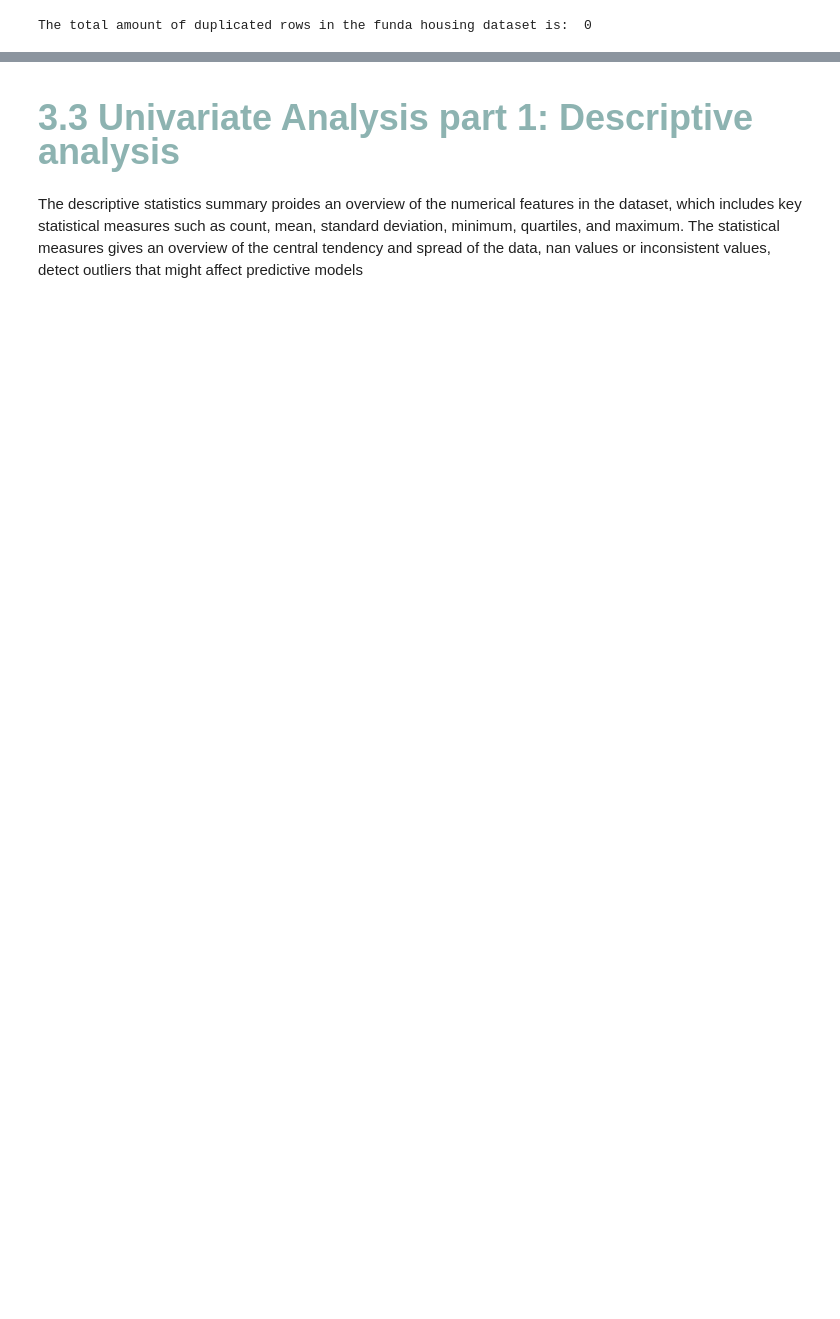
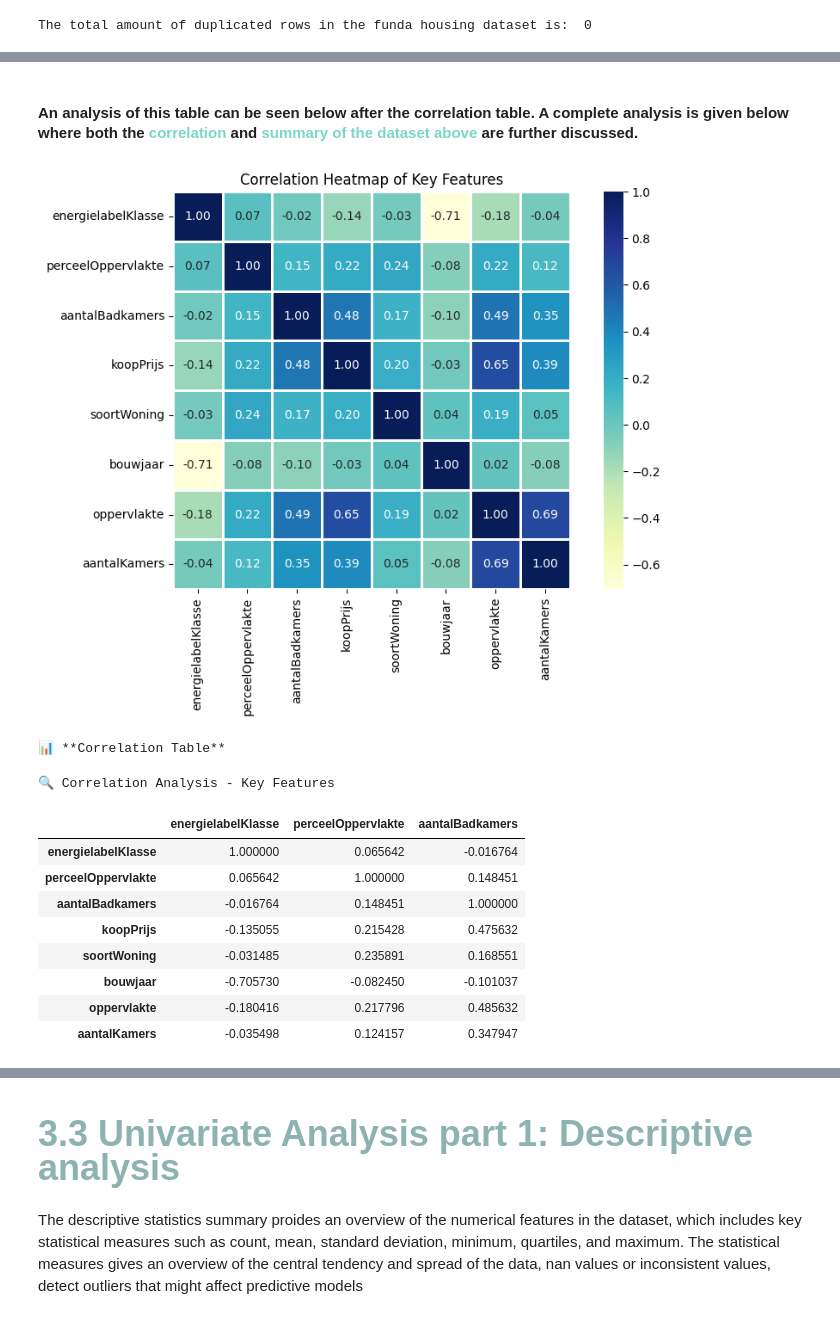
Before and after one commit to Josey-mc2/House-pricing-analysis, a Jupyter notebook: funda_analysis_ai_resit.ipynb, the cells around one changed output, grey strips where cells are left out. Drawn from its saved outputs; the diff is of its cells as text; code cells hidden in the pictures; blank space fills up the shorter version.

```diff
--- a/funda_analysis_ai_resit.ipynb
+++ b/funda_analysis_ai_resit.ipynb
@@ -279 +903,64 @@ Total rows and columns in funda_housing_df: (211617, 17)
+# %% [markdown]
+#### **An analysis of this table can be seen below after the correlation table. A complete analysis is given below where both the <span style="color:#7AD6C7; font-weight:bold;">correlation</span> and  <span style="color:#7AD6C7; font-weight:bold;">summary of the dataset above</span> are further discussed.**
+# %%
+
+
+# Ensure the dataset is not empty
+if funda_housing_df.empty:
+    print("⚠️ The dataset is empty! Please check the file loading process.")
+else:
+    # Copy dataset to avoid modifying the original
+    funda_housing_df_encoded = funda_housing_df.copy()
+
+    # Encode 'energielabelKlasse' as ordered categories (ordinal encoding)
+    energy_mapping = {'A+++++': 1, 'A++++': 2, 'A+++': 3, 'A++': 4, 'A+': 5, 'A': 6,
+                      'B': 7, 'C': 8, 'D': 9, 'E': 10, 'F': 11, 'G': 12}
+
+    funda_housing_df_encoded['energielabelKlasse'] = funda_housing_df_encoded['energielabelKlasse'].map(energy_mapping)
+
+    # Encode 'soortWoning' using category codes (nominal encoding)
+    funda_housing_df_encoded['soortWoning'] = funda_housing_df_encoded['soortWoning'].astype('category').cat.codes
+
+    # Convert 'bouwjaar' from string ranges to numerical (extract first year)
+    funda_housing_df_encoded['bouwjaar'] = funda_housing_df_encoded['bouwjaar'].astype(str).str[:4].str.extract('(\d+)')
+    funda_housing_df_encoded['bouwjaar'] = pd.to_numeric(funda_housing_df_encoded['bouwjaar'], errors='coerce')
+
+    # Select relevant columns for correlation analysis
+    correlation_columns = ['energielabelKlasse', 'perceelOppervlakte', 'aantalBadkamers', 'koopPrijs', 'soortWoning', 'bouwjaar', 'oppervlakte', 'aantalKamers']
+
+    # Compute correlation matrix
+    correlation_matrix = funda_housing_df_encoded[correlation_columns].corr()
+
+    # Display the correlation heatmap
+    plt.figure(figsize=(10, 6))
+    sns.heatmap(correlation_matrix, annot=True, cmap="YlGnBu", fmt=".2f", linewidths=1, square=True)
+    plt.title("Correlation Heatmap of Key Features")
+    plt.show()
+
+    # Display correlation values in a styled table
+    correlation_table = correlation_matrix[['energielabelKlasse', 'perceelOppervlakte', 'aantalBadkamers']]
+
+    # Display the formatted table
+    print("📊 **Correlation Table**\n")
+    display(correlation_table.style
+            .set_table_styles([
+                {'selector': 'th', 'props': [('background-color', '#7AD6C7'), ('color', 'black'), ('font-size', '12pt'), ('border', '0.5px solid white')]},
+                {'selector': 'td', 'props': [('border', '0.5px solid white'), ('padding', '8px')]},
+                {'selector': 'tr:nth-child(even)', 'props': [('background-color', '#001923'), ('color', 'white')]},
+                {'selector': 'caption', 'props': [('caption-side', 'top'), ('font-size', '14pt'), ('font-weight', 'bold')]}])
+            .set_properties(**{'text-align': 'center'})
+            .set_caption("🔍 Correlation Analysis - Key Features"))
+# %% [output]
+[figure, added]
+📊 **Correlation Table**
+🔍 Correlation Analysis - Key Features
+|  | energielabelKlasse | perceelOppervlakte | aantalBadkamers |
+| energielabelKlasse | 1.000000 | 0.065642 | -0.016764 |
+| perceelOppervlakte | 0.065642 | 1.000000 | 0.148451 |
+| aantalBadkamers | -0.016764 | 0.148451 | 1.000000 |
+| koopPrijs | -0.135055 | 0.215428 | 0.475632 |
+| soortWoning | -0.031485 | 0.235891 | 0.168551 |
+| bouwjaar | -0.705730 | -0.082450 | -0.101037 |
+| oppervlakte | -0.180416 | 0.217796 | 0.485632 |
+| aantalKamers | -0.035498 | 0.124157 | 0.347947 |
 # %% [markdown]
```
Also changed, not shown: parts of 40 cells of this notebook.
